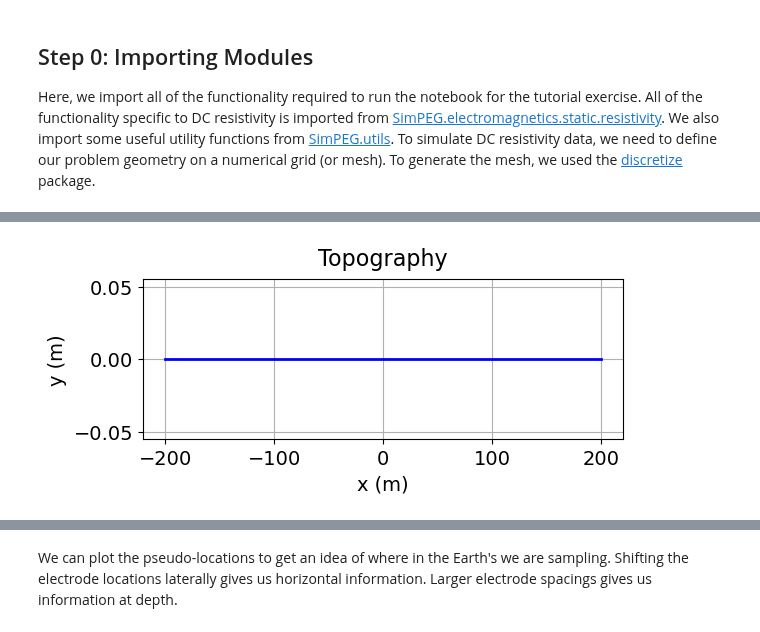
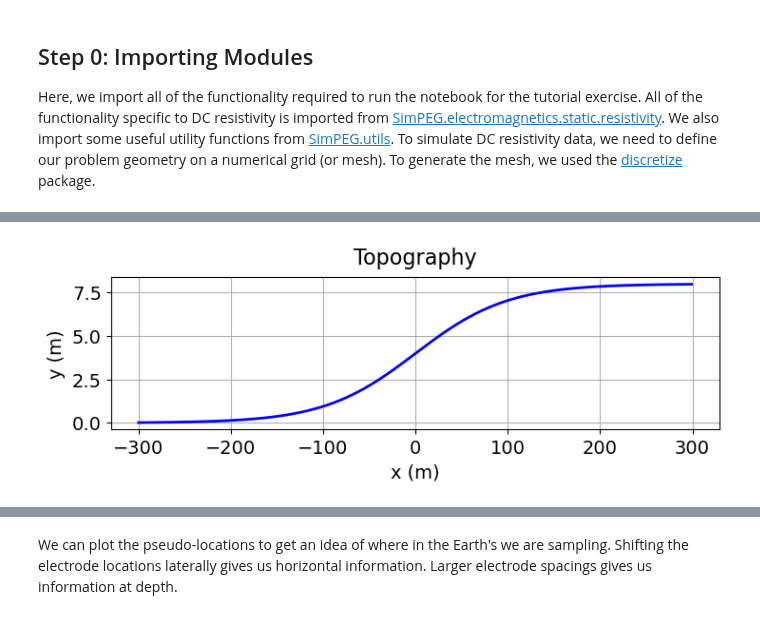
Before and after one commit to simpeg/agrogeo24, a Jupyter notebook: notebooks/01-forward-dc-resisitivity-2d.ipynb, the cells around one changed output, grey strips where cells are left out. Drawn from its saved outputs; the diff is of its cells as text; code cells hidden in the pictures.

```diff
--- a/notebooks/01-forward-dc-resisitivity-2d.ipynb
+++ b/notebooks/01-forward-dc-resisitivity-2d.ipynb
@@ -63,24 +59,24 @@ Try a more exciting topography, like the image above. How do the pseudo-location
 # %%
 # Along-line locations
-x_topo = np.linspace(-200.0, 200.0, 401)
+x_topo = np.arange(-300.0, 300.0, 1.0)
 
 # Elevation as a function of along-line location
-y_topo = 0.0 * np.ones_like(x_topo)
+y_topo = 4.0 + 4.0 * np.tanh(x_topo / 100)
 
 # Define full 2D topography
 topo_2d = np.c_[x_topo, y_topo]
 # %%
 # Plot 2D topography
-fig = plt.figure(figsize=(6, 2))
+fig = plt.figure(figsize=(8, 2))
 ax = fig.add_axes([0.1, 0.1, 0.8, 0.8])
 ax.plot(topo_2d[:, 0], topo_2d[:, -1], color="b", linewidth=2)
 ax.set_xlabel("x (m)", labelpad=5)
 ax.set_ylabel("y (m)", labelpad=5)
 ax.grid(True)
 ax.set_title("Topography", fontsize=16, pad=10)
 plt.show(fig)
 # %% [output]
-[figure, old version]
+[figure, new version]
 # %% [markdown]
 ## Step 2: Defining the Survey
 
```
Also changed, not shown: parts of 12 cells of this notebook, 5 other files.
